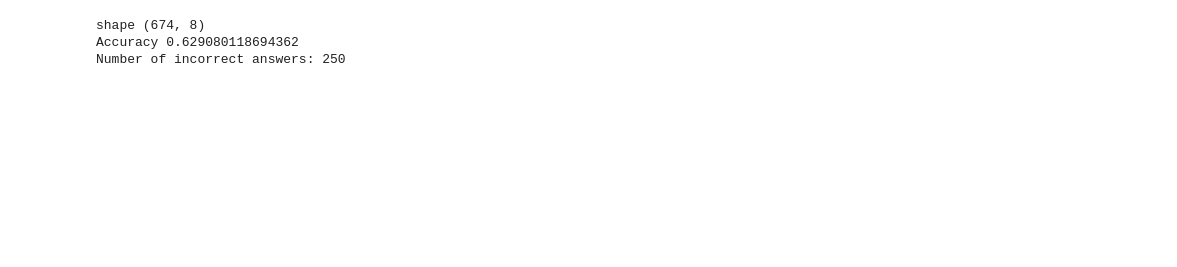
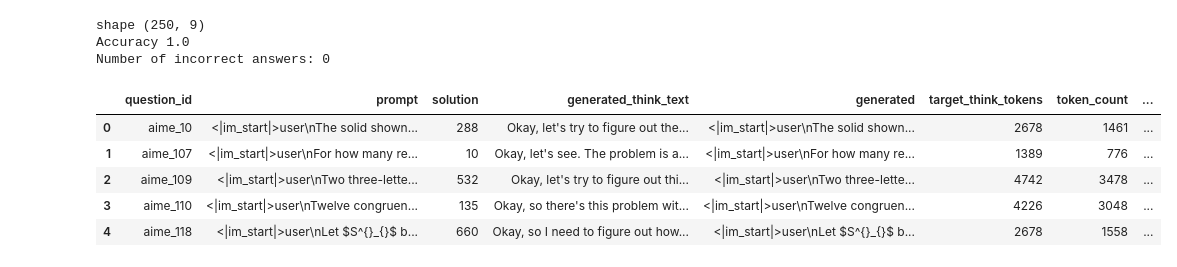
Before and after one commit to SebastianJitaru29/llm-think-too-much, a Jupyter notebook: evaluation/results_analysis.ipynb, the cells around one changed output. Cells and saved outputs as stored; diff of their text form; code cells hidden in the pictures; blank space fills up the shorter version.

```diff
--- a/evaluation/results_analysis.ipynb
+++ b/evaluation/results_analysis.ipynb
@@ -47,17 +61,24 @@ summary
 # %%
 from pathlib import Path
 import pandas as pd
 from eval_pipeline import is_equiv
 model_qwen = "Qwen3-8B_baseline"
 model_qwen_nowait = "Qwen3-8B_nowait"
+model_l1 = "L1-Regressor"
 
-df_qwen_math = pd.read_parquet(Path().resolve().parent / "experiments" / model_qwen_nowait / "olympiad_results.parquet")
+df_qwen_math = pd.read_parquet(Path().resolve().parent / "experiments" / model_l1 / "aime-250_results.parquet")
 print("shape", df_qwen_math.shape)
 print("Accuracy", df_qwen_math["is_correct"].mean())
 incorrect = df_qwen_math[df_qwen_math["is_correct"] == False].copy()
 print("Number of incorrect answers:", len(incorrect))
-incorrect.to_csv("incorrect_qwen_olympiad.csv", index=False)
+df_qwen_math.head()
 # %% [output]
-shape (674, 8)
-Accuracy 0.629080118694362
-Number of incorrect answers: 250
+shape (250, 9)
+Accuracy 1.0
+Number of incorrect answers: 0
+|  | question_id | prompt | solution | generated_think_text | generated | target_think_tokens | token_count | ... |
+| 0 | aime_10 | <|im_start|>user\nThe solid shown... | 288 | Okay, let's try to figure out the... | <|im_start|>user\nThe solid shown... | 2678 | 1461 | ... |
+| 1 | aime_107 | <|im_start|>user\nFor how many re... | 10 | Okay, let's see. The problem is a... | <|im_start|>user\nFor how many re... | 1389 | 776 | ... |
+| 2 | aime_109 | <|im_start|>user\nTwo three-lette... | 532 | Okay, let's try to figure out thi... | <|im_start|>user\nTwo three-lette... | 4742 | 3478 | ... |
+| 3 | aime_110 | <|im_start|>user\nTwelve congruen... | 135 | Okay, so there's this problem wit... | <|im_start|>user\nTwelve congruen... | 4226 | 3048 | ... |
+| 4 | aime_118 | <|im_start|>user\nLet $S^{}_{}$ b... | 660 | Okay, so I need to figure out how... | <|im_start|>user\nLet $S^{}_{}$ b... | 2678 | 1558 | ... |
```
Also changed, not shown: parts of 5 cells of this notebook, 3 other files.
